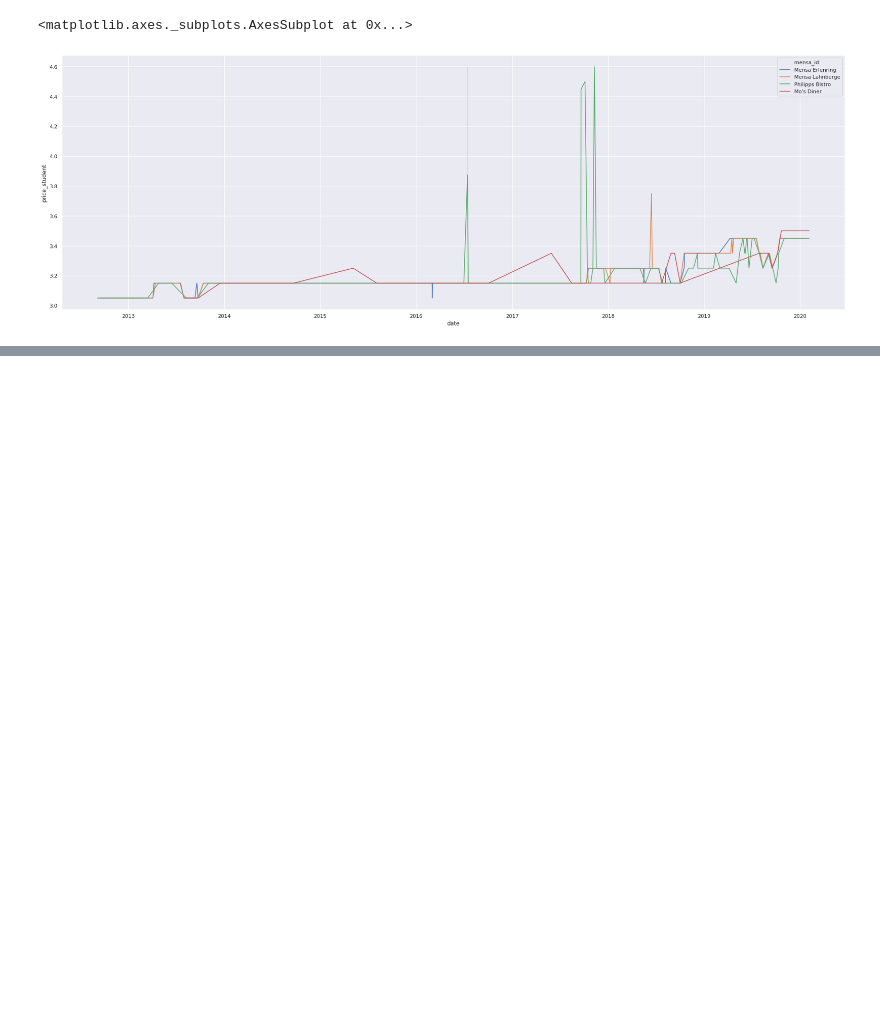
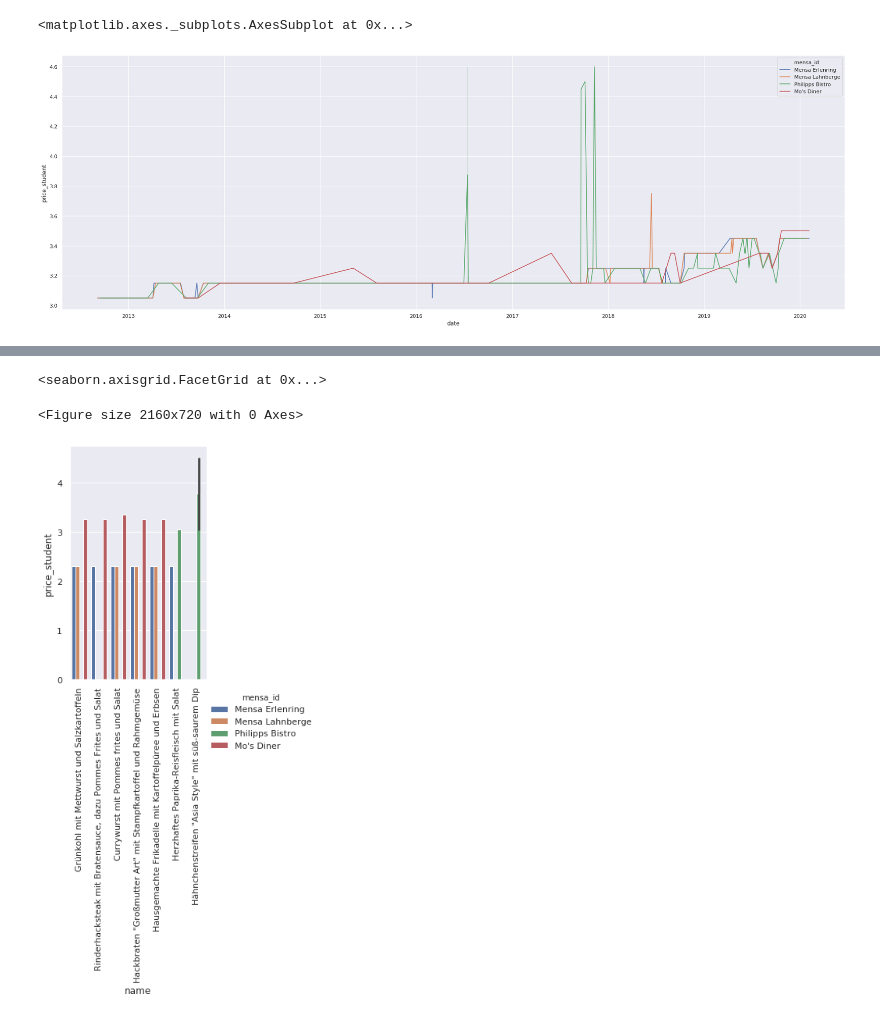
Before and after one commit to oxzi/about-mensa-mr, a Jupyter notebook: mensa_prices.ipynb, the cells around one changed output, grey strips where cells are left out. Saved outputs shown, nothing was run; the diff lists cells and outputs as text; code cells hidden in the pictures; blank space fills up the shorter version.

Commit message:
Analyze prices

```diff
--- a/mensa_prices.ipynb
+++ b/mensa_prices.ipynb
@@ -171,0 +173,4 @@ meals_vegan_mo.name.value_counts().to_frame().head()
+# %%
+meals_price = meals[~meals.price_student.isnull()].groupby(["name", "date"]).filter(
+    lambda m: len(m) > 1 and abs(m.price_student.std()) >= 0.5)
+meals_price.sort_values("date").tail()
@@ -171,0 +200,9 @@ meals_vegan_mo.name.value_counts().to_frame().head()
+# %%
+plt.figure(figsize=(30, 10))
+p = sns.catplot(x="name", y="price_student", hue="mensa_id",kind="bar",
+                data=meals_price[meals_price.date >= "2019-10-01"])
+p.set_xticklabels(rotation=90)
+# %% [output]
+<seaborn.axisgrid.FacetGrid at 0x...>
+<Figure size 2160x720 with 0 Axes>
+[figure, added]
```
Also changed, not shown: parts of 8 cells of this notebook, 1 other file.
